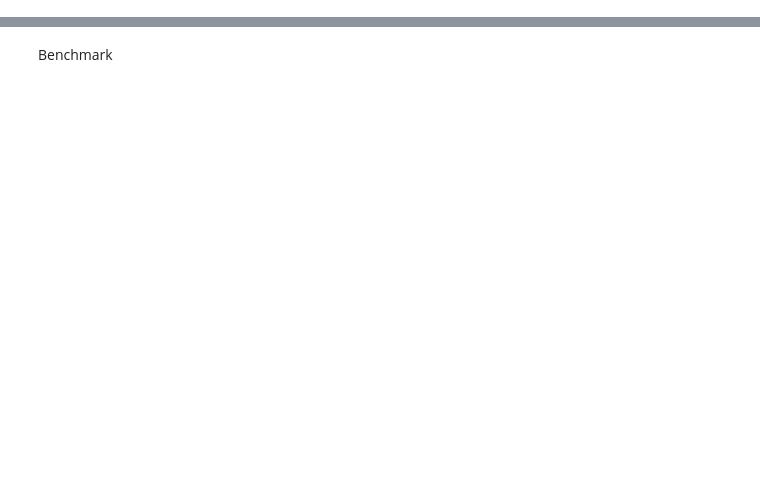
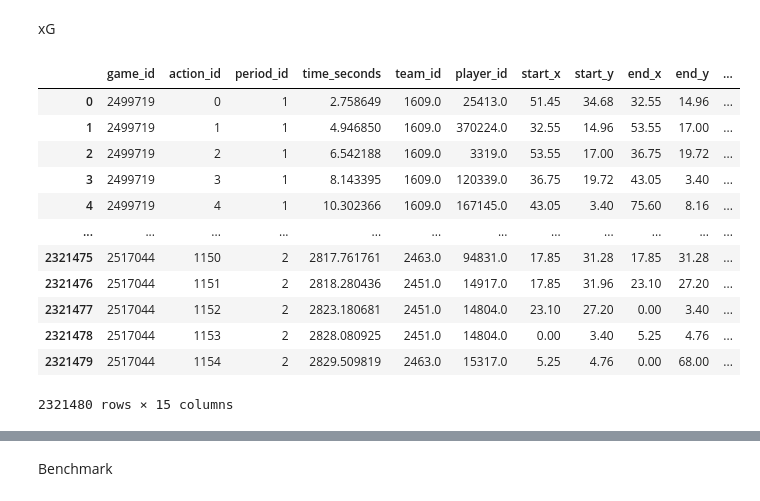
Before and after one commit to gokcnkahramn/cse-552-project, a Jupyter notebook: project.ipynb, the cells around one changed output, grey strips where cells are left out. Saved outputs shown, nothing was run; the diff lists cells and outputs as text; code cells hidden in the pictures; blank space fills up the shorter version.

```diff
--- a/project.ipynb
+++ b/project.ipynb
@@ -155,0 +123,25 @@ full_df
+# %% [markdown]
+xG
+# %%
+xg_path   = project_dir / "data" / "events_with_xg.csv"
+
+xg_df = pd.read_csv(xg_path)
+
+xg_df['game_id'] = xg_df['game_id'].astype(int)
+xg_df['period_id'] = xg_df['period_id'].astype(int)
+
+xg_df
+# %% [output]
+|  | game_id | action_id | period_id | time_seconds | team_id | player_id | start_x | start_y | end_x | end_y | ... |
+| 0 | 2499719 | 0 | 1 | 2.758649 | 1609.0 | 25413.0 | 51.45 | 34.68 | 32.55 | 14.96 | ... |
+| 1 | 2499719 | 1 | 1 | 4.946850 | 1609.0 | 370224.0 | 32.55 | 14.96 | 53.55 | 17.00 | ... |
+| 2 | 2499719 | 2 | 1 | 6.542188 | 1609.0 | 3319.0 | 53.55 | 17.00 | 36.75 | 19.72 | ... |
+| 3 | 2499719 | 3 | 1 | 8.143395 | 1609.0 | 120339.0 | 36.75 | 19.72 | 43.05 | 3.40 | ... |
+| 4 | 2499719 | 4 | 1 | 10.302366 | 1609.0 | 167145.0 | 43.05 | 3.40 | 75.60 | 8.16 | ... |
+| ... | ... | ... | ... | ... | ... | ... | ... | ... | ... | ... | ... |
+| 2321475 | 2517044 | 1150 | 2 | 2817.761761 | 2463.0 | 94831.0 | 17.85 | 31.28 | 17.85 | 31.28 | ... |
+| 2321476 | 2517044 | 1151 | 2 | 2818.280436 | 2451.0 | 14917.0 | 17.85 | 31.96 | 23.10 | 27.20 | ... |
+| 2321477 | 2517044 | 1152 | 2 | 2823.180681 | 2451.0 | 14804.0 | 23.10 | 27.20 | 0.00 | 3.40 | ... |
+| 2321478 | 2517044 | 1153 | 2 | 2828.080925 | 2451.0 | 14804.0 | 0.00 | 3.40 | 5.25 | 4.76 | ... |
+| 2321479 | 2517044 | 1154 | 2 | 2829.509819 | 2463.0 | 15317.0 | 5.25 | 4.76 | 0.00 | 68.00 | ... |
+2321480 rows × 15 columns
```
Also changed, not shown: parts of 27 cells of this notebook, 13 other files.
